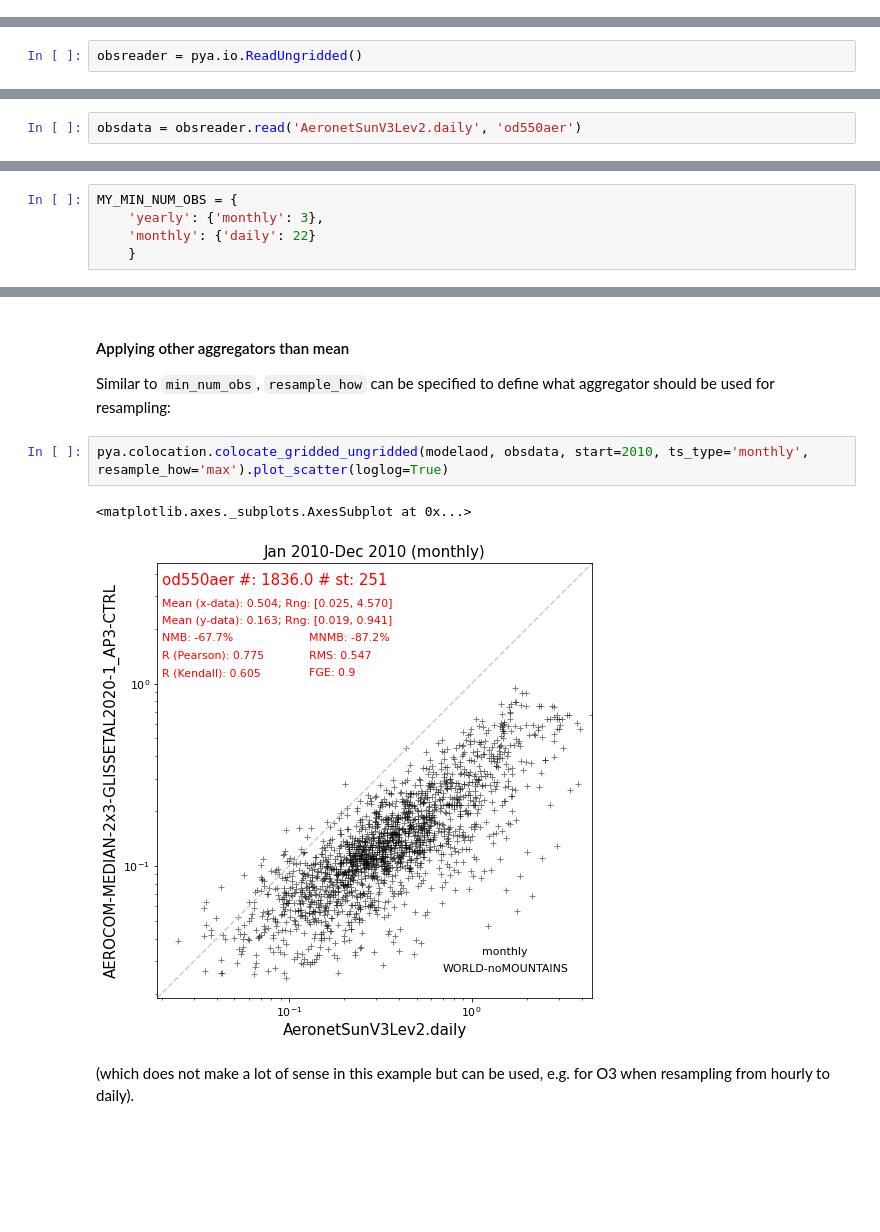
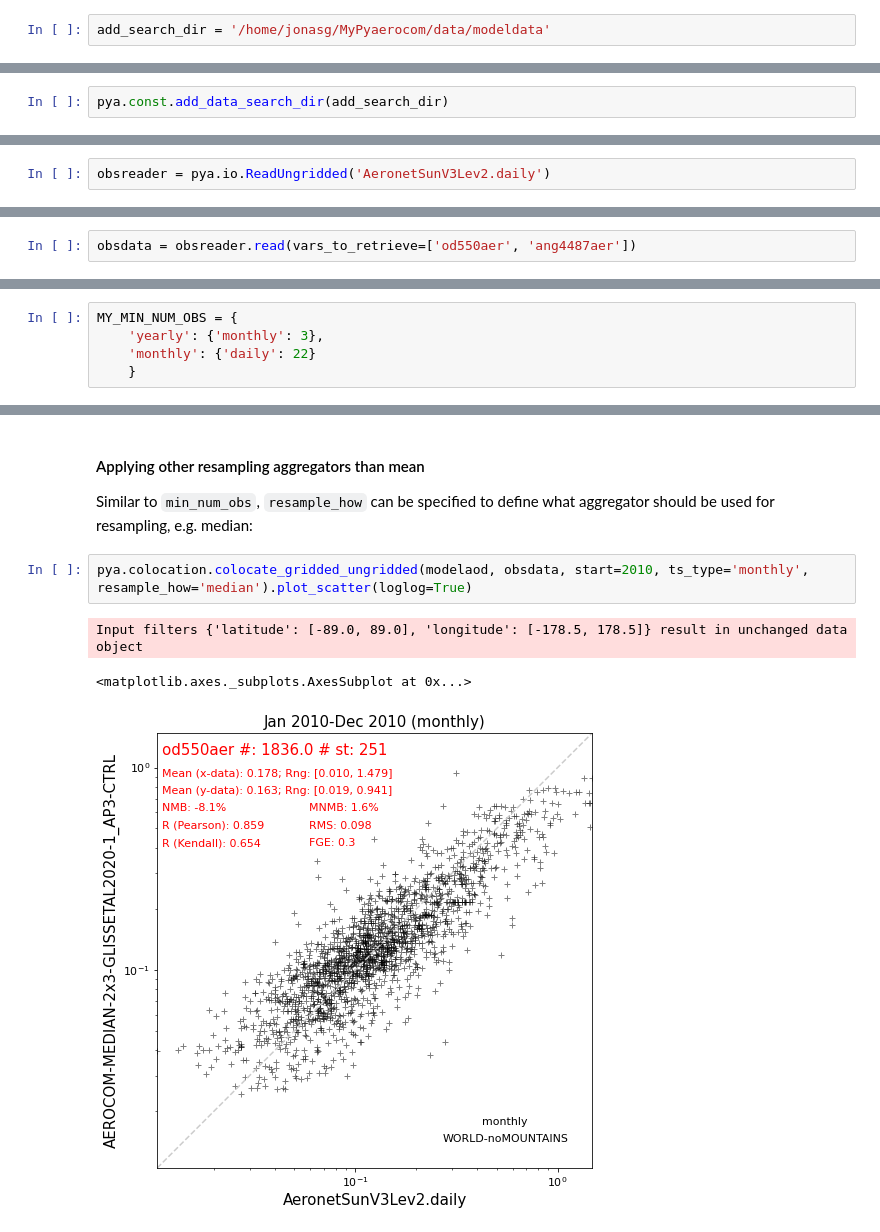
Before and after one commit to metno/pyaerocom-meetings, a Jupyter notebook: Feb2021_Workshop/setup_and_intro.ipynb, the cells around one changed output, grey strips where cells are left out. Drawn from its saved outputs; the diff is of its cells as text; blank space fills up the shorter version.

```diff
--- a/Feb2021_Workshop/setup_and_intro.ipynb
+++ b/Feb2021_Workshop/setup_and_intro.ipynb
@@ -67,0 +97,2 @@ pya.const.DATA_SEARCH_DIRS
+# %%
+add_search_dir = '/home/jonasg/MyPyaerocom/data/modeldata'
@@ -67,0 +113,2 @@ pya.const.DATA_SEARCH_DIRS
+# %%
+pya.const.add_data_search_dir(add_search_dir)
@@ -158,3 +245,3 @@ Last revision: 20210109
 # %%
-obsreader = pya.io.ReadUngridded()
+obsreader = pya.io.ReadUngridded('AeronetSunV3Lev2.daily')
 # %% [markdown]
@@ -162,2 +249,2 @@ The following line will read all observations from AERONET level 2 daily dataset
 # %%
-obsdata = obsreader.read('AeronetSunV3Lev2.daily', 'od550aer')
+obsdata = obsreader.read(vars_to_retrieve=['od550aer', 'ang4487aer'])
@@ -230,12 +358,11 @@ pya.colocation.colocate_gridded_ungridded(modelaod, obsdata, start=2010, ts_type
 [figure]
 # %% [markdown]
-#### Applying other aggregators than mean
+#### Applying other resampling aggregators than mean
 
-Similar to `min_num_obs`, `resample_how` can be specified to define what aggregator should be used for resampling:
+Similar to `min_num_obs`, `resample_how` can be specified to define what aggregator should be used for resampling, e.g. median:
 # %%
-pya.colocation.colocate_gridded_ungridded(modelaod, obsdata, start=2010, ts_type='monthly', resample_how='max').plot_scatter(loglog=True)
+pya.colocation.colocate_gridded_ungridded(modelaod, obsdata, start=2010, ts_type='monthly', resample_how='median').plot_scatter(loglog=True)
 # %% [output]
-<matplotlib.axes._subplots.AxesSubplot at 0x...>
+Input filters {'latitude': [-89.0, 89.0], 'longitude': [-178.5, 178.5]} result in unchanged data object
+<matplotlib.axes._subplots.AxesSubplot at 0x...>
-[figure, old version]
+[figure, new version]
-# %% [markdown]
-(which does not make a lot of sense in this example but can be used, e.g. for O3 when resampling from hourly to daily).
```
Also changed, not shown: parts of 74 cells of this notebook, 4 other files.
